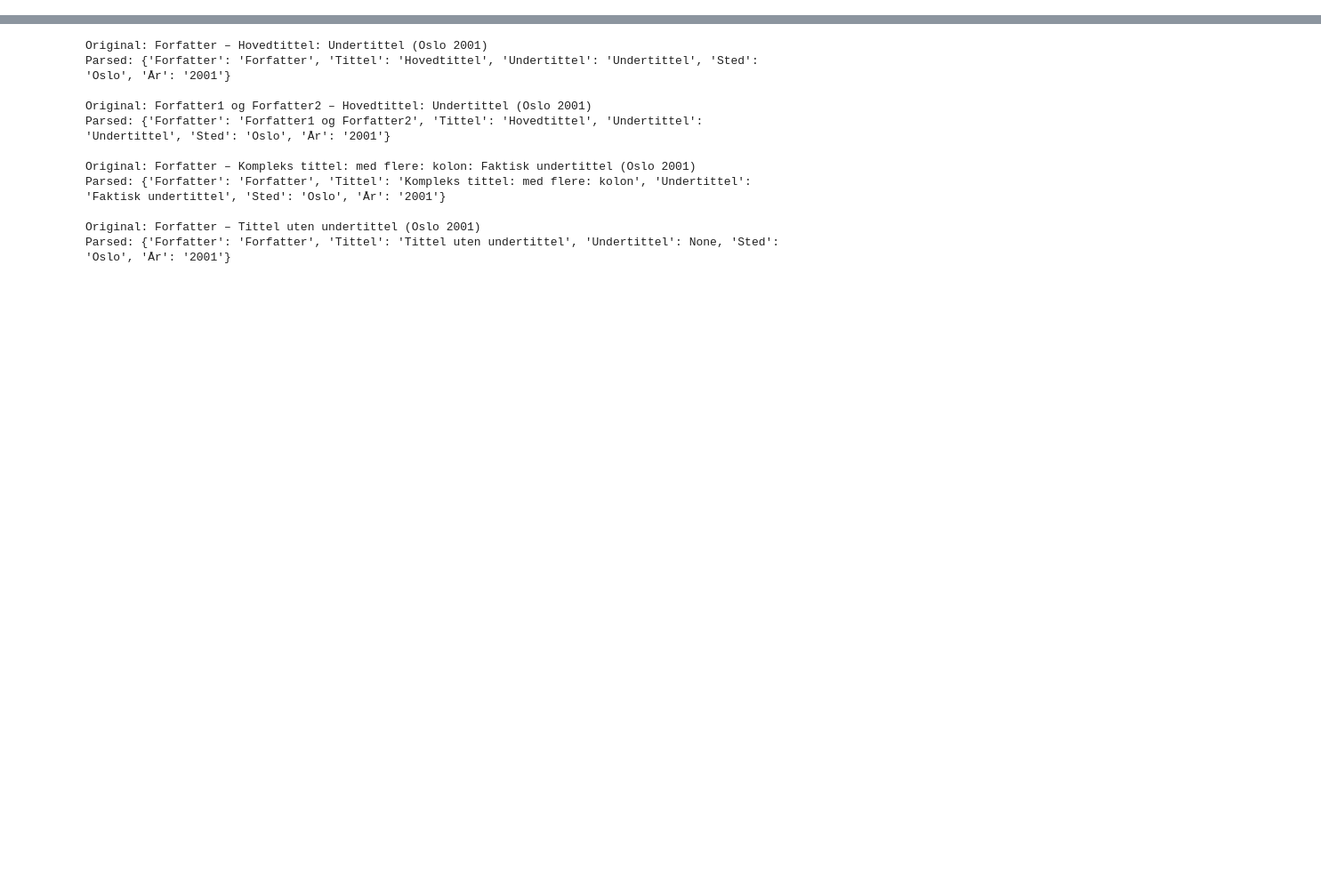
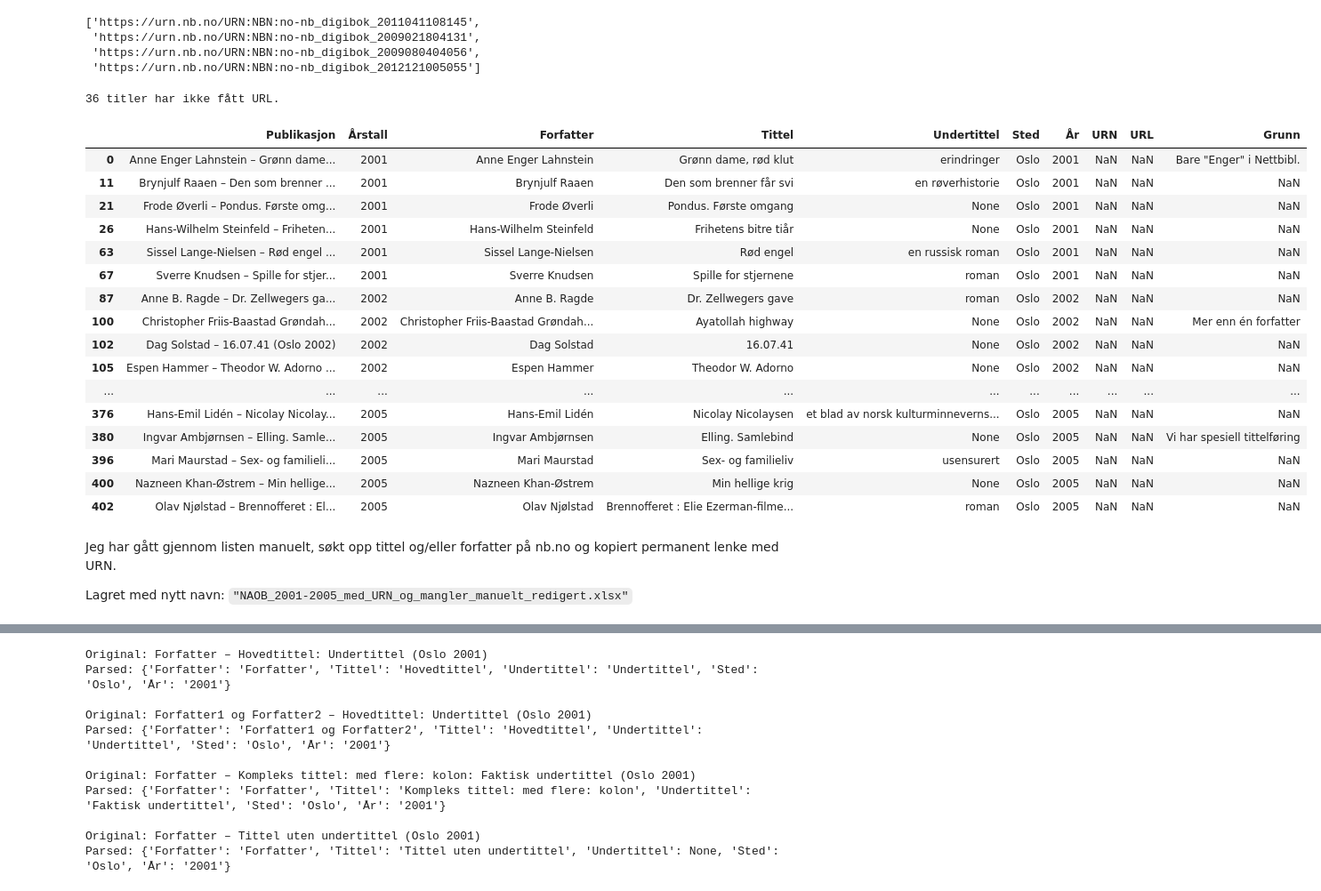
Before and after one commit to Yoonsen/NAOB_konk, a Jupyter notebook: add_2000-2005_titles.ipynb, the cells around one changed output, grey strips where cells are left out. Shown at 89% size. Saved outputs shown, nothing was run; the diff lists cells and outputs as text; code cells hidden in the pictures; blank space fills up the shorter version.

Commit message:
dokumenter arbeidsløypa og legg ved manuelt fikset korpusliste

```diff
--- a/add_2000-2005_titles.ipynb
+++ b/add_2000-2005_titles.ipynb
@@ -158,0 +175,50 @@ df.loc[df.Forfatter.isna()].URL.to_list()
+# %%
+# Hent ut klikkbare lenker til de radene som mangler forfatter
+df.loc[df.Forfatter.isna()].URL.to_list()
+
+# ingen av dem stemmer overens med NAOB-tekstene, så vi må fylle inn manuelt
+# %% [output]
+['https://urn.nb.no/URN:NBN:no-nb_digibok_2011041108145',
+ 'https://urn.nb.no/URN:NBN:no-nb_digibok_2009021804131',
+ 'https://urn.nb.no/URN:NBN:no-nb_digibok_2009080404056',
+ 'https://urn.nb.no/URN:NBN:no-nb_digibok_2012121005055']
+# %%
+# Load a list of titles missing URNs from the last corpus batch (80)
+missing = pd.read_excel("NAOB 2001-05 mangler.xlsx").rename(columns={"Kolonne A": "Publikasjon", "År": "Årstall"})
+
+# Merge the two lists (No new titles in the missing list, length is 421)
+fillgaps = df.merge(missing, how='left', on=["Publikasjon", "Årstall"])
+
+fillgaps[(fillgaps.Grunn == "Mer enn én forfatter") & fillgaps.URL.isna()]
+# Gir 1 treff: Christopher Friis-Baastad Grøndahl og Arne Svingen - Ayatollah highway
+
+print(f"{len(fillgaps[fillgaps.URL.isna()])} titler har ikke fått URL.")
+
+fillgaps.to_excel("NAOB_2001-2005_med_URN_og_mangler.xlsx", index=False)
+# %% [output]
+36 titler har ikke fått URL.
+# %%
+# Se på radene som mangler URL
+fillgaps[fillgaps.URL.isna()]
+# %% [output]
+|  | Publikasjon | Årstall | Forfatter | Tittel | Undertittel | Sted | År | URN | URL | Grunn |
+| 0 | Anne Enger Lahnstein – Grønn dame... | 2001 | Anne Enger Lahnstein | Grønn dame, rød klut | erindringer | Oslo | 2001 | NaN | NaN | Bare "Enger" i Nettbibl. |
+| 11 | Brynjulf Raaen – Den som brenner ... | 2001 | Brynjulf Raaen | Den som brenner får svi | en røverhistorie | Oslo | 2001 | NaN | NaN | NaN |
+| 21 | Frode Øverli – Pondus. Første omg... | 2001 | Frode Øverli | Pondus. Første omgang | None | Oslo | 2001 | NaN | NaN | NaN |
+| 26 | Hans-Wilhelm Steinfeld – Friheten... | 2001 | Hans-Wilhelm Steinfeld | Frihetens bitre tiår | None | Oslo | 2001 | NaN | NaN | NaN |
+| 63 | Sissel Lange-Nielsen – Rød engel ... | 2001 | Sissel Lange-Nielsen | Rød engel | en russisk roman | Oslo | 2001 | NaN | NaN | NaN |
+| 67 | Sverre Knudsen – Spille for stjer... | 2001 | Sverre Knudsen | Spille for stjernene | roman | Oslo | 2001 | NaN | NaN | NaN |
+| 87 | Anne B. Ragde – Dr. Zellwegers ga... | 2002 | Anne B. Ragde | Dr. Zellwegers gave | roman | Oslo | 2002 | NaN | NaN | NaN |
+| 100 | Christopher Friis-Baastad Grøndah... | 2002 | Christopher Friis-Baastad Grøndah... | Ayatollah highway | None | Oslo | 2002 | NaN | NaN | Mer enn én forfatter |
+| 102 | Dag Solstad – 16.07.41 (Oslo 2002) | 2002 | Dag Solstad | 16.07.41 | None | Oslo | 2002 | NaN | NaN | NaN |
+| 105 | Espen Hammer – Theodor W. Adorno ... | 2002 | Espen Hammer | Theodor W. Adorno | None | Oslo | 2002 | NaN | NaN | NaN |
+| ... | ... | ... | ... | ... | ... | ... | ... | ... | ... | ... |
+| 376 | Hans-Emil Lidén – Nicolay Nicolay... | 2005 | Hans-Emil Lidén | Nicolay Nicolaysen | et blad av norsk kulturminneverns... | Oslo | 2005 | NaN | NaN | NaN |
+| 380 | Ingvar Ambjørnsen – Elling. Samle... | 2005 | Ingvar Ambjørnsen | Elling. Samlebind | None | Oslo | 2005 | NaN | NaN | Vi har spesiell tittelføring |
+| 396 | Mari Maurstad – Sex- og familieli... | 2005 | Mari Maurstad | Sex- og familieliv | usensurert | Oslo | 2005 | NaN | NaN | NaN |
+| 400 | Nazneen Khan-Østrem – Min hellige... | 2005 | Nazneen Khan-Østrem | Min hellige krig | None | Oslo | 2005 | NaN | NaN | NaN |
+| 402 | Olav Njølstad – Brennofferet : El... | 2005 | Olav Njølstad | Brennofferet : Elie Ezerman-filme... | roman | Oslo | 2005 | NaN | NaN | NaN |
+# %% [markdown]
+Jeg har gått gjennom listen manuelt, søkt opp tittel og/eller forfatter på nb.no og kopiert permanent lenke med URN.
+
+Lagret med nytt navn: `"NAOB_2001-2005_med_URN_og_mangler_manuelt_redigert.xlsx"`
```
Also changed, not shown: parts of 19 cells of this notebook, 1 other file.
